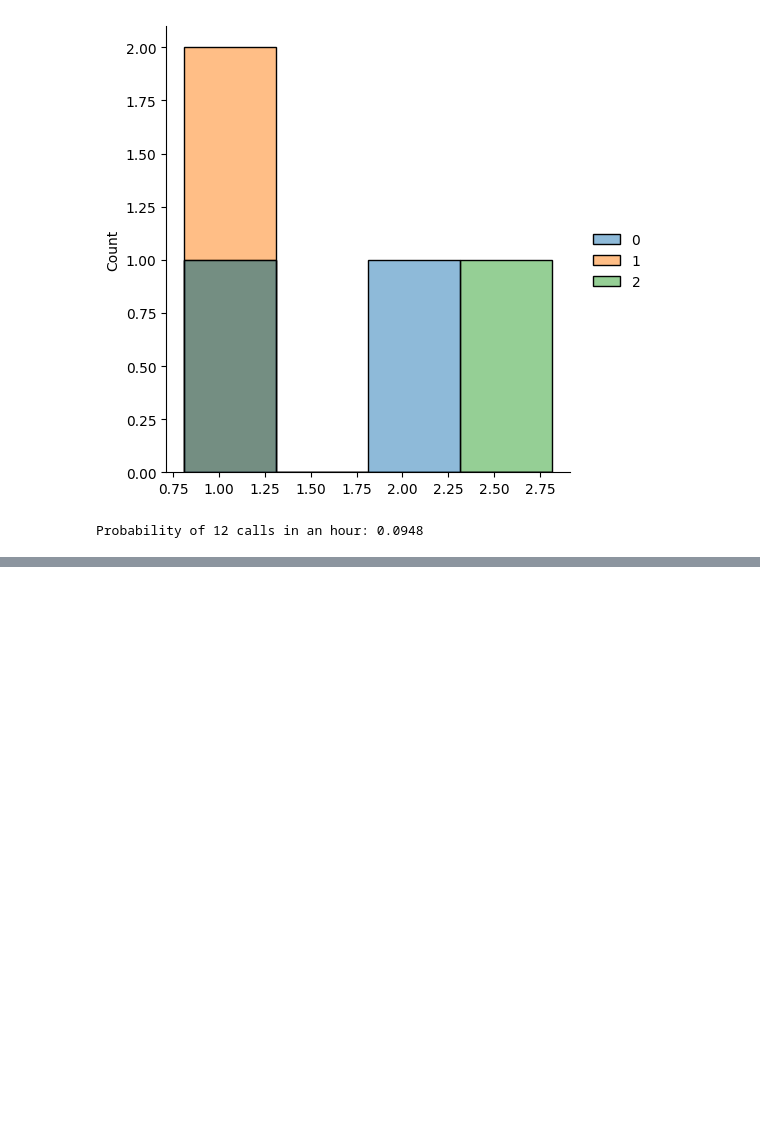
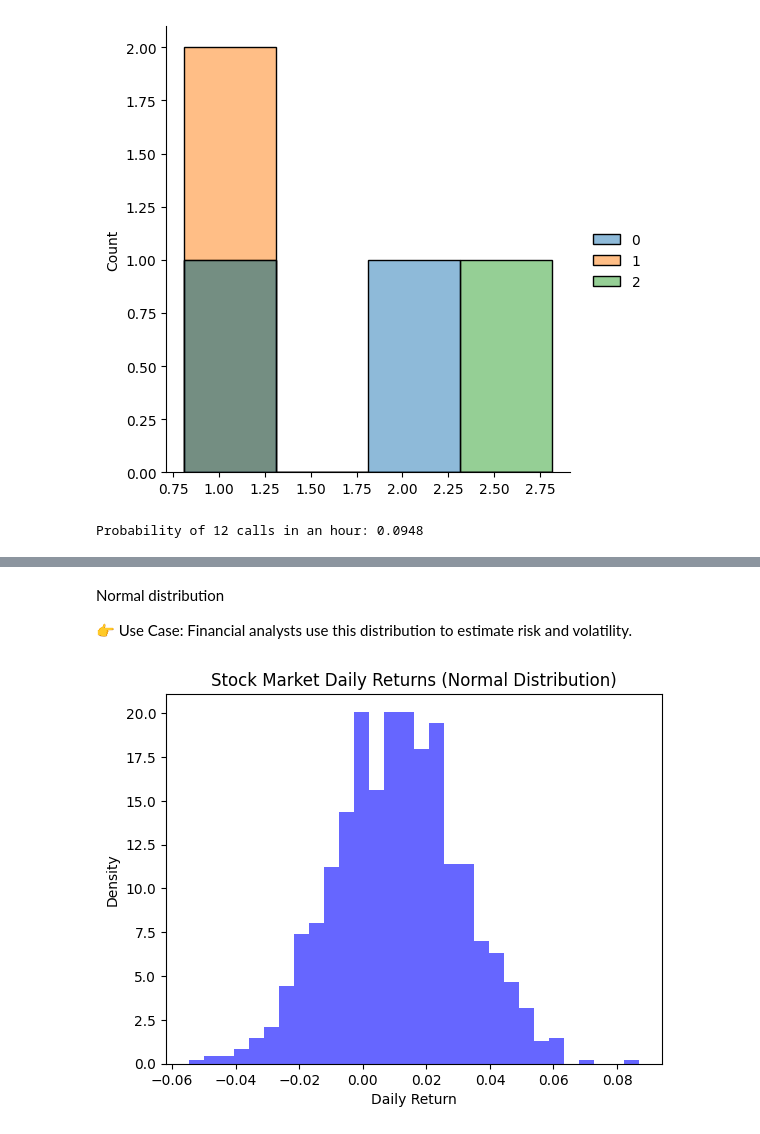
Before and after one commit to dhavalvalaa/Ai_Ml_QB, a Jupyter notebook: numpy/16_06/distibutions.ipynb, the cells around one changed output, grey strips where cells are left out. Saved outputs shown, nothing was run; the diff lists cells and outputs as text; code cells hidden in the pictures; blank space fills up the shorter version.

```diff
--- a/numpy/16_06/distibutions.ipynb
+++ b/numpy/16_06/distibutions.ipynb
@@ -34,0 +93,17 @@ Probability of 12 calls in an hour: 0.0948
+# %% [markdown]
+Normal distribution
+
+👉 Use Case: Financial analysts use this distribution to estimate risk and volatility.
+# %%
+import numpy as np
+import matplotlib.pyplot as plt
+
+# Simulating daily returns of a stock
+returns = np.random.normal(loc=0.01, scale=0.02, size=1000)  # Mean = 1%, Std Dev = 2%
+plt.hist(returns, bins=30, density=True, alpha=0.6, color='b')
+plt.xlabel("Daily Return")
+plt.ylabel("Density")
+plt.title("Stock Market Daily Returns (Normal Distribution)")
+plt.show()
+# %% [output]
+[figure, added]
```
Also changed, not shown: parts of 15 cells of this notebook, 1 other file.
